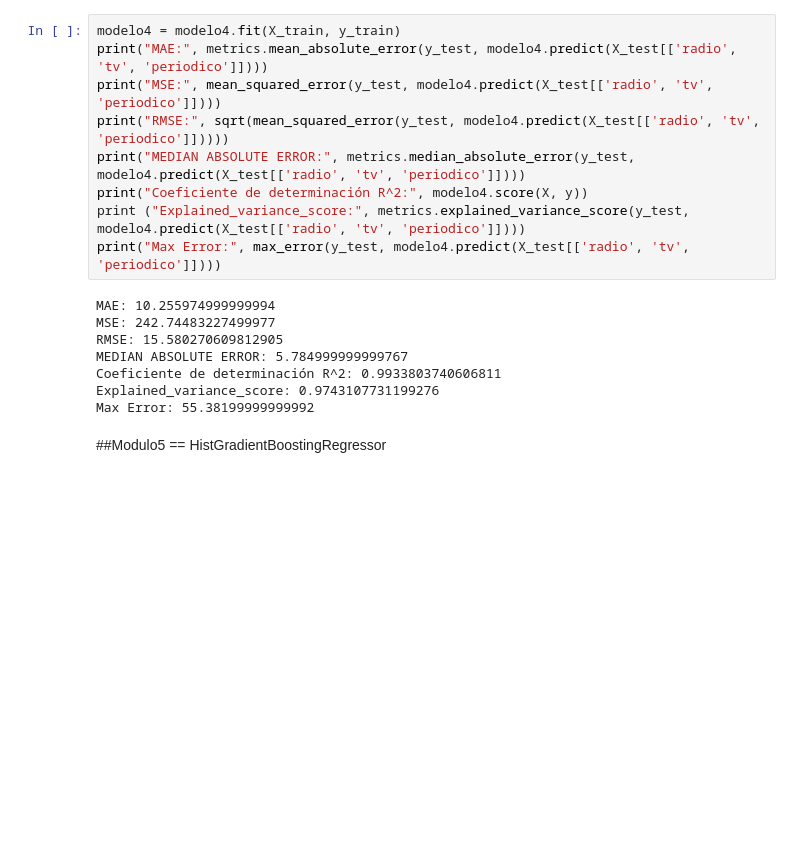
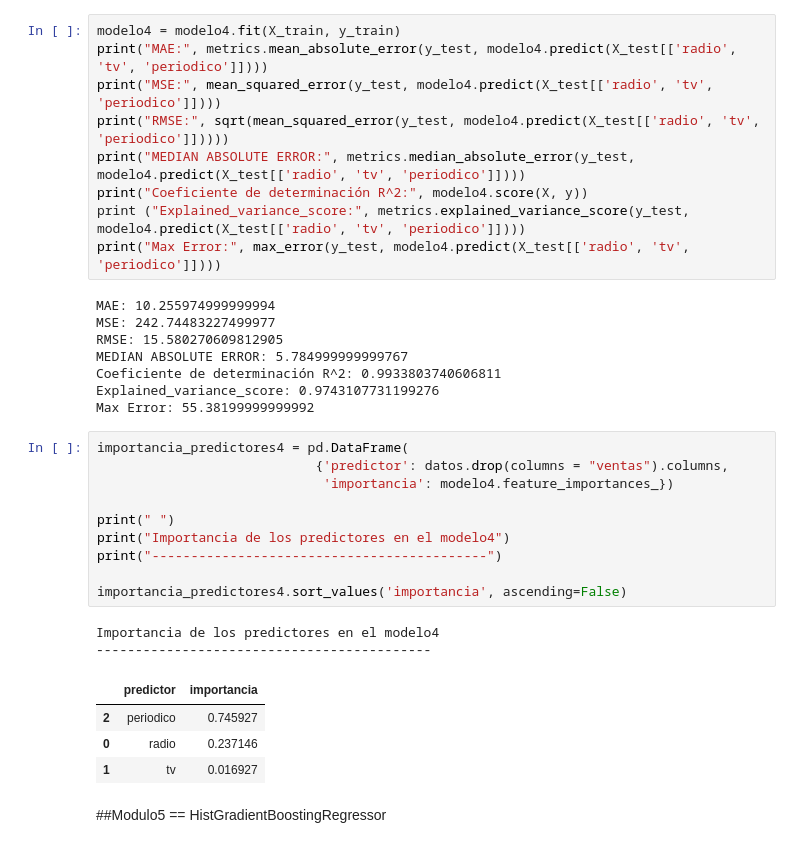
Before and after one commit to Viny2030/UMSA, a Jupyter notebook: rg_01.ipynb, the cells around one changed output. Saved outputs shown, nothing was run; the diff lists cells and outputs as text; blank space fills up the shorter version.

```diff
--- a/rg_01.ipynb
+++ b/rg_01.ipynb
@@ -515,6 +566,23 @@ MEDIAN ABSOLUTE ERROR: 5.784999999999767
 Coeficiente de determinación R^2: 0.9933803740606811
 Explained_variance_score: 0.9743107731199276
 Max Error: 55.38199999999992
+# %%
+importancia_predictores4 = pd.DataFrame(
+                            {'predictor': datos.drop(columns = "ventas").columns,
+                             'importancia': modelo4.feature_importances_})
+
+print(" ")
+print("Importancia de los predictores en el modelo4")
+print("-------------------------------------------")
+
+importancia_predictores4.sort_values('importancia', ascending=False)
+# %% [output]
+Importancia de los predictores en el modelo4
+-------------------------------------------
+|  | predictor | importancia |
+| 2 | periodico | 0.745927 |
+| 0 | radio | 0.237146 |
+| 1 | tv | 0.016927 |
 # %% [markdown]
 ##Modulo5 == HistGradientBoostingRegressor
 # %%
```
Also changed, not shown: parts of 13 cells of this notebook.
